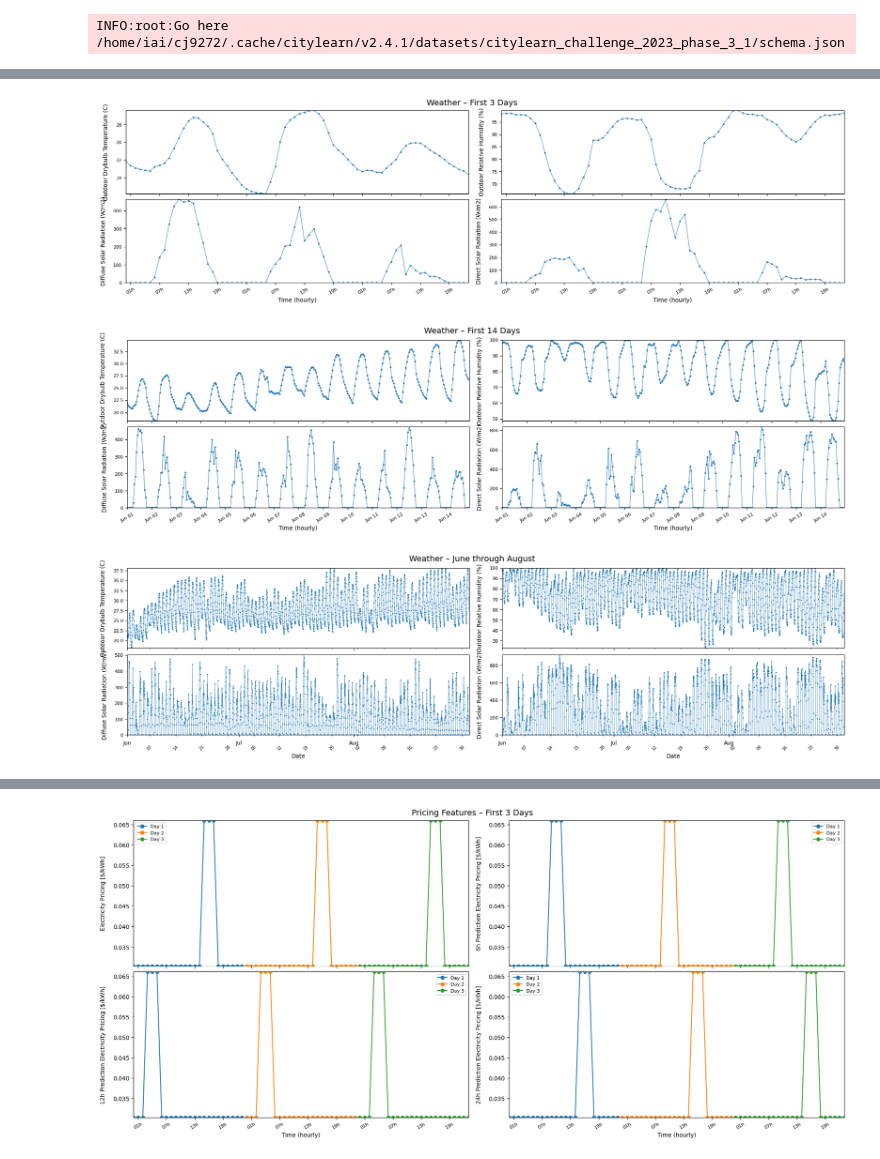
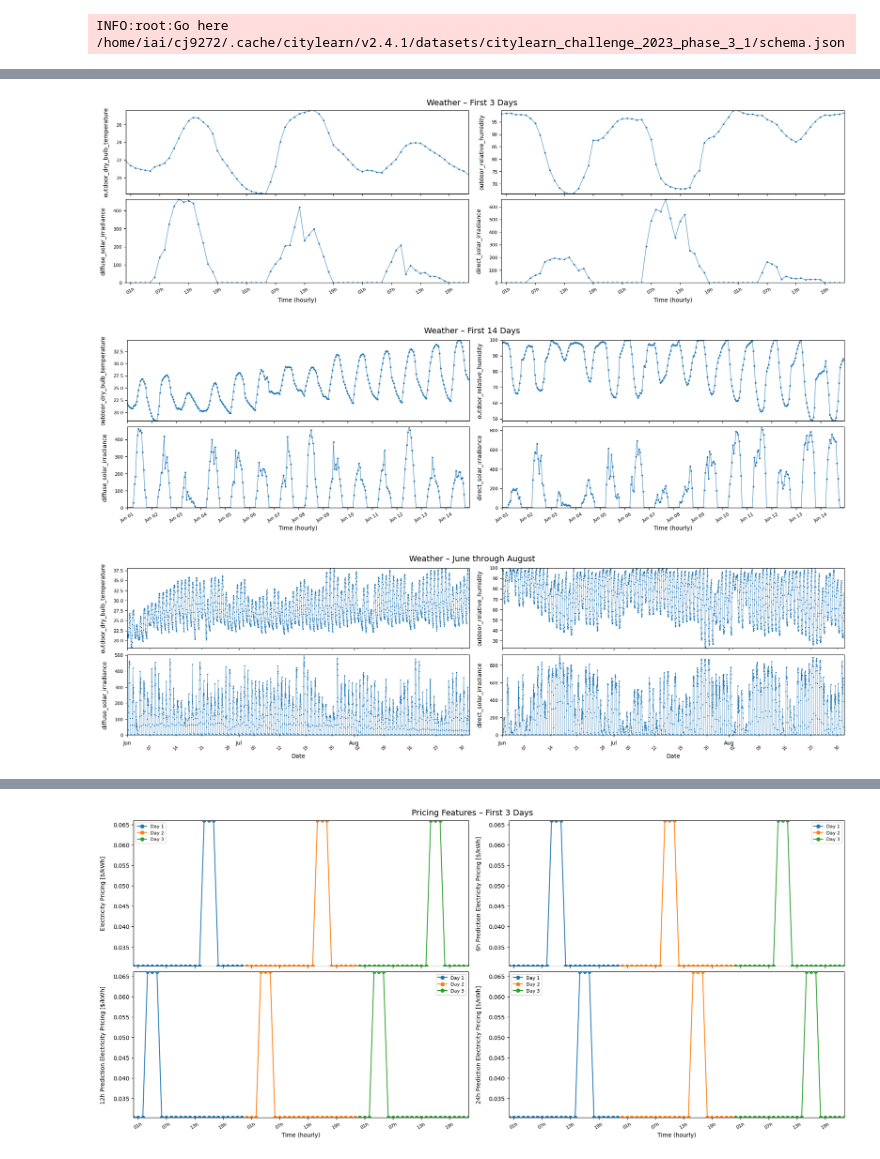
Before and after one commit to EacyCoding/ExplainableRLBatteryControl, a Jupyter notebook: examples/data_visualization.ipynb, the cells around one changed output, grey strips where cells are left out. Drawn from its saved outputs; the diff is of its cells as text; code cells hidden in the pictures.

```diff
--- a/examples/data_visualization.ipynb
+++ b/examples/data_visualization.ipynb
@@ -295,10 +295,10 @@ weather_data.index = pd.date_range(
 
 # Common settings
 columns = [
-    'Outdoor Drybulb Temperature (C)',
-    'Outdoor Relative Humidity (%)',
-    'Diffuse Solar Radiation (W/m2)',
-    'Direct Solar Radiation (W/m2)'
+    'outdoor_dry_bulb_temperature',
+    'outdoor_relative_humidity',
+    'diffuse_solar_irradiance',
+    'direct_solar_irradiance'
 ]
 hour_locator = mdates.HourLocator(interval=6)
 hour_fmt     = mdates.DateFormatter('%Hh')
@@ -328,33 +328,33 @@ plot_weather(
     x_fmt=hour_fmt
 )
 
 # --- Plot 2: First 14 Days ---
 plot_weather(
     weather_data.iloc[:14*24],
     title='Weather – First 14 Days',
     x_locator=mdates.DayLocator(interval=1),
     x_fmt=DateFormatter('%b %d')
 )
 
 # --- Plot 3: Entire June–August (with monthly + weekly ticks) ---
 fig, axs = plt.subplots(2, 2, figsize=(18, 5), sharex=True, constrained_layout=True)
 for ax, col in zip(axs.flatten(), columns):
     ax.plot(weather_data.index, weather_data[col], marker='o', markersize=1, linewidth=0.5)
     ax.set_ylabel(col, fontsize=10, labelpad=12)
     # major = months, minor = weeks
     ax.xaxis.set_major_locator(MonthLocator())
     ax.xaxis.set_major_formatter(DateFormatter('%b'))
     ax.xaxis.set_minor_locator(DayLocator(interval=7))
     ax.xaxis.set_minor_formatter(DateFormatter('%d'))
     ax.tick_params(axis='x', which='major', rotation=0, labelsize=9, pad=6)
     ax.tick_params(axis='x', which='minor', rotation=45, labelsize=7, pad=14)
     ax.tick_params(axis='y', labelsize=8)
 # only bottom row gets a generic xlabel
 for ax in axs[1]:
     ax.set_xlabel('Date', fontsize=10)
 fig.suptitle('Weather – June through August', fontsize=14)
 plt.show()
 # %% [output]
-[figure, old version]
+[figure, new version]
-[figure, old version]
+[figure, new version]
-[figure, old version]
+[figure, new version]
```
Also changed, not shown: parts of 8 cells of this notebook, 27 other files.
